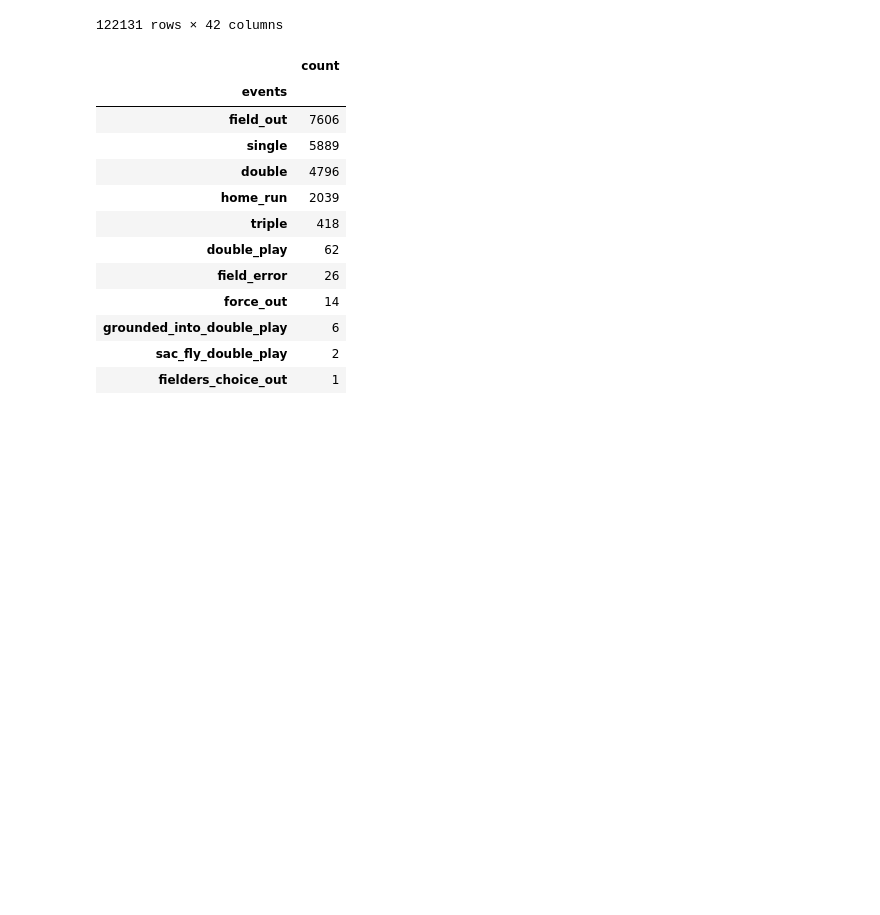
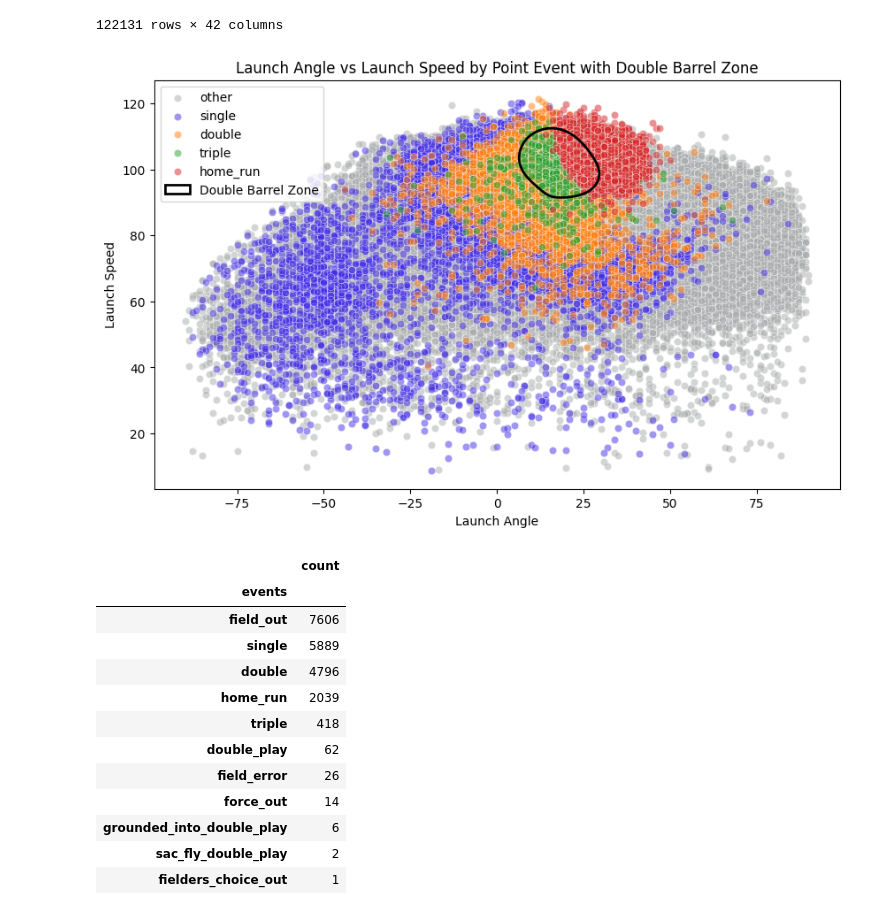
Before and after one commit to elizabethavargas/baseball, a Jupyter notebook: Baseball.ipynb, the cells around one changed output. Cells and saved outputs as stored; diff of their text form; code cells hidden in the pictures; blank space fills up the shorter version.

Commit message:
Added more plots of associations

```diff
--- a/Baseball.ipynb
+++ b/Baseball.ipynb
@@ -264,6 +278,40 @@ df2
 | 122129 | 122129 | 2024-03-20 | 745444 | R | Gocheok Sky Dome | San Diego Padres | 2024-03-20T10:05:00Z | 2024 | night | 2024-03-20T10:07:00.000Z | ... |
 | 122130 | 122130 | 2024-03-20 | 745444 | R | Gocheok Sky Dome | San Diego Padres | 2024-03-20T10:05:00Z | 2024 | night | 2024-03-20T10:07:00.000Z | ... |
 122131 rows × 42 columns
+# %%
+import seaborn as sns
+import matplotlib.pyplot as plt
+from matplotlib.patches import PathPatch
+
+plt.figure(figsize=(10, 6))
+custom_palette = {
+    "other": "#a9aaab",
+    "single": "#412ce6",
+    "double": "#ff7f0e",
+    "triple": "#2ca02c",
+    "home_run": "#d62728"
+}
+
+for event_category, color in custom_palette.items():
+  sns.scatterplot(
+      data=df2[df2['event_category'] == event_category],
+      x='launch_angle', y='launch_speed',
+      color=color, alpha=0.5, label=event_category
+  )
+
+# Add the double barrel polygon to the plot
+if 'polygon_path' in meta:
+    patch = PathPatch(meta['polygon_path'], facecolor='none', edgecolor='black', lw=2, label='Double Barrel Zone')
+    plt.gca().add_patch(patch)
+
+
+plt.title('Launch Angle vs Launch Speed by Point Event with Double Barrel Zone')
+plt.xlabel('Launch Angle')
+plt.ylabel('Launch Speed')
+plt.legend()
+plt.show()
+# %% [output]
+[figure, added]
 # %%
 db_events = df2[df2['double_barrel'] == 1].events.value_counts()
 db_events
```
Also changed, not shown: parts of 8 cells of this notebook.
